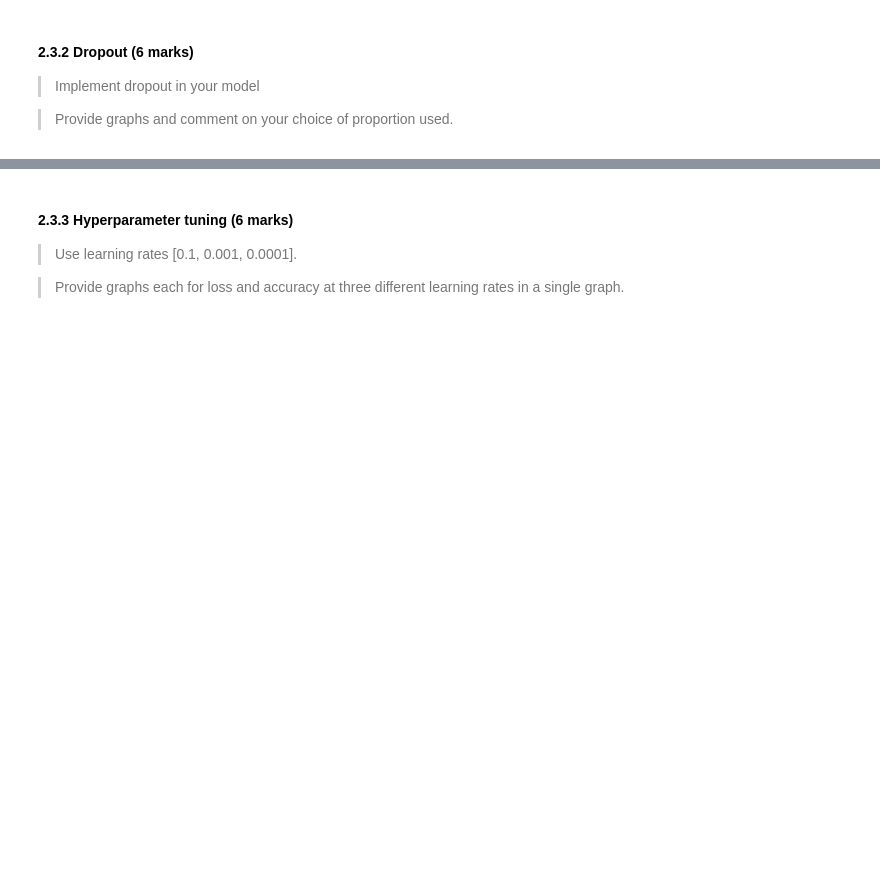
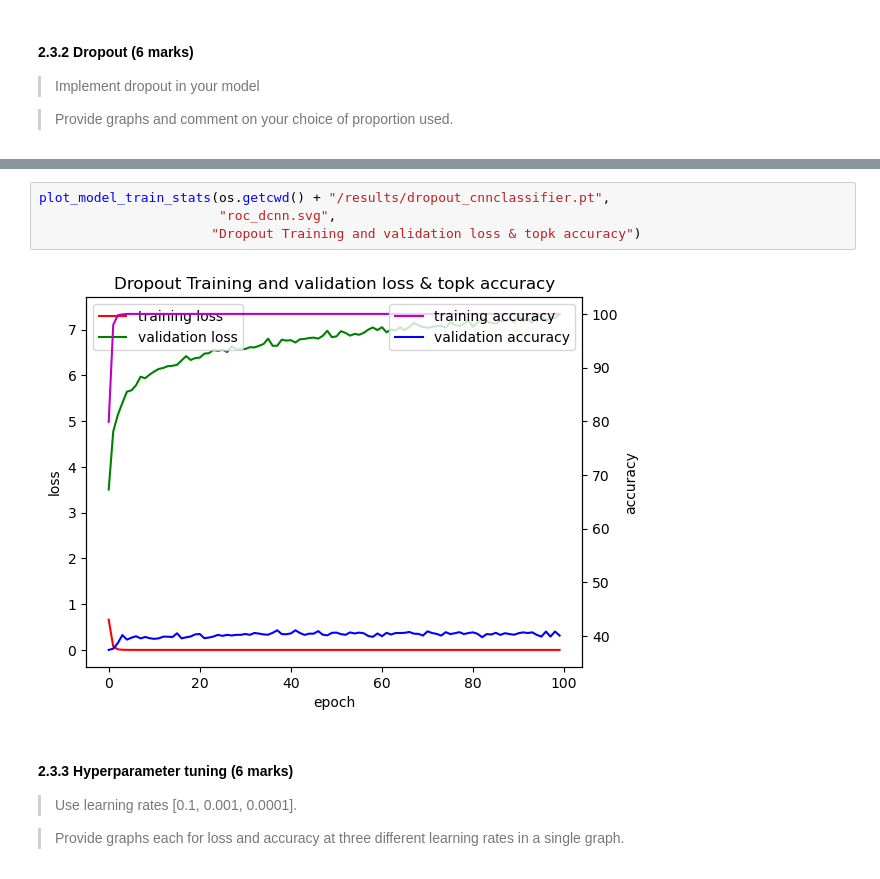
Before and after one commit to Arahi20/Tinyimage30_Image_classification, a Jupyter notebook: COMP5625M_assessment2024_problem.ipynb, the cells around one changed output, grey strips where cells are left out. Saved outputs shown, nothing was run; the diff lists cells and outputs as text; blank space fills up the shorter version.

```diff
--- a/COMP5625M_assessment2024_problem.ipynb
+++ b/COMP5625M_assessment2024_problem.ipynb
@@ -576,3 +805,9 @@ Using your (final) CNN model perform the strategies below to avoid overfitting p
+# %%
+plot_model_train_stats(os.getcwd() + "/results/dropout_cnnclassifier.pt",
+                       "roc_dcnn.svg",
+                      "Dropout Training and validation loss & topk accuracy")
+# %% [output]
+[figure, added]
 # %% [markdown]
 #### 2.3.3 Hyperparameter tuning (6 marks)
 
```
Also changed, not shown: parts of 18 cells of this notebook, 11 other files.
